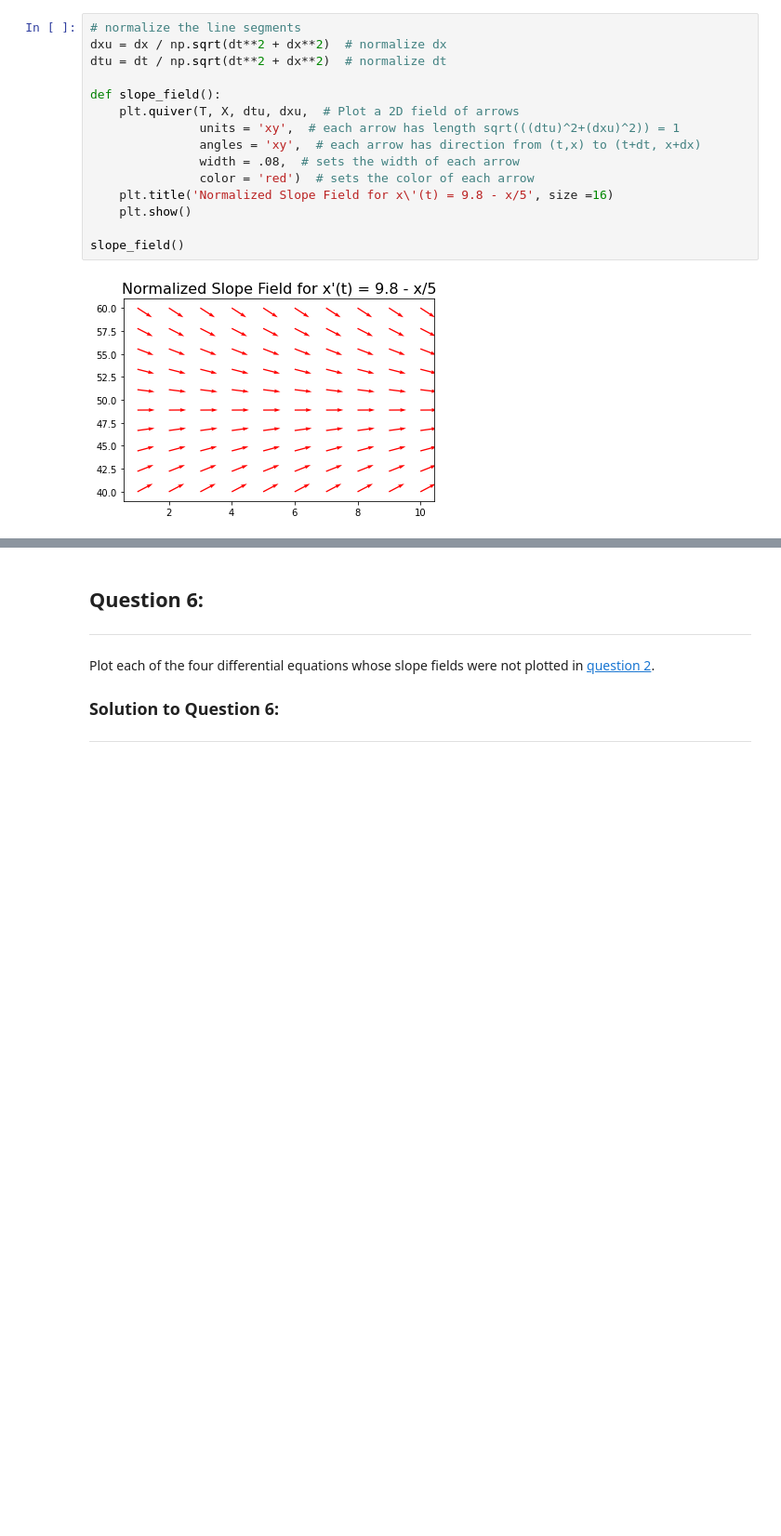
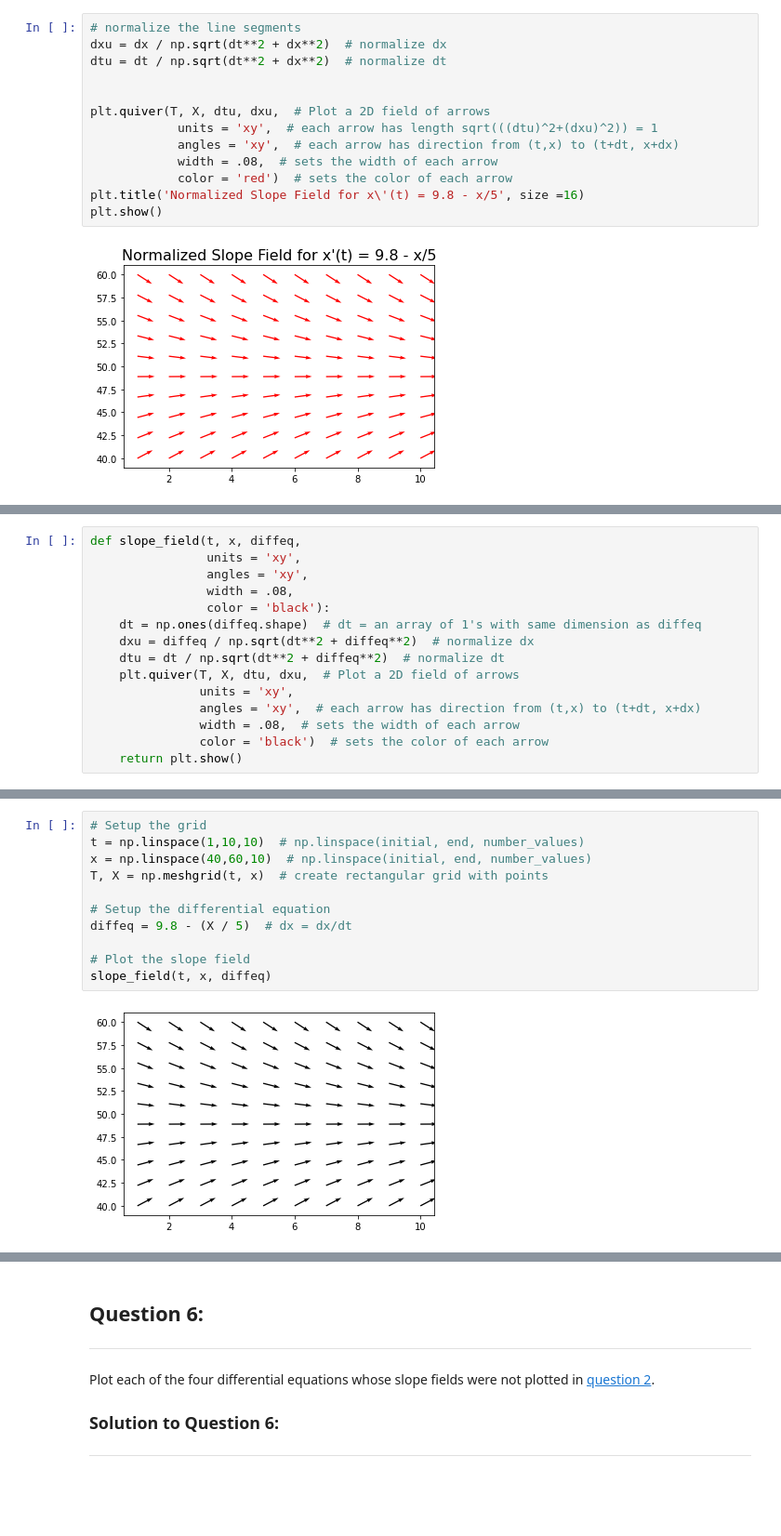
Before and after one commit to CU-Denver-MathStats-OER/ODEs, a Jupyter notebook: Chp1/02 Slope Fields.ipynb, the cells around one changed output, grey strips where cells are left out. Shown: that part at 93% size. Cells and saved outputs as stored; diff of their text form; blank space fills up the shorter version.

```diff
--- a/Chp1/02 Slope Fields.ipynb
+++ b/Chp1/02 Slope Fields.ipynb
@@ -194,15 +186,13 @@ $$\left< \frac{dt}{\sqrt{ (dt)^2 + (dx)^2}}, \frac{dx}{\sqrt{ (dt)^2 + (dx)^2}}
 dxu = dx / np.sqrt(dt**2 + dx**2)  # normalize dx
 dtu = dt / np.sqrt(dt**2 + dx**2)  # normalize dt
 
-def slope_field():
-    plt.quiver(T, X, dtu, dxu,  # Plot a 2D field of arrows
-               units = 'xy',  # each arrow has length sqrt(((dtu)^2+(dxu)^2)) = 1
-               angles = 'xy',  # each arrow has direction from (t,x) to (t+dt, x+dx)
-               width = .08,  # sets the width of each arrow
-               color = 'red')  # sets the color of each arrow
-    plt.title('Normalized Slope Field for x\'(t) = 9.8 - x/5', size =16)
-    plt.show()
 
-slope_field()
+plt.quiver(T, X, dtu, dxu,  # Plot a 2D field of arrows
+            units = 'xy',  # each arrow has length sqrt(((dtu)^2+(dxu)^2)) = 1
+            angles = 'xy',  # each arrow has direction from (t,x) to (t+dt, x+dx)
+            width = .08,  # sets the width of each arrow
+            color = 'red')  # sets the color of each arrow
+plt.title('Normalized Slope Field for x\'(t) = 9.8 - x/5', size =16)
+plt.show()
 # %% [output]
 [figure]
@@ -208,0 +209,15 @@ slope_field()
+# %%
+def slope_field(t, x, diffeq,
+                units = 'xy',
+                angles = 'xy',
+                width = .08,
+                color = 'black'):
+    dt = np.ones(diffeq.shape)  # dt = an array of 1's with same dimension as diffeq
+    dxu = diffeq / np.sqrt(dt**2 + diffeq**2)  # normalize dx
+    dtu = dt / np.sqrt(dt**2 + diffeq**2)  # normalize dt
+    plt.quiver(T, X, dtu, dxu,  # Plot a 2D field of arrows
+               units = 'xy',
+               angles = 'xy',  # each arrow has direction from (t,x) to (t+dt, x+dx)
+               width = .08,  # sets the width of each arrow
+               color = 'black')  # sets the color of each arrow
+    return plt.show()
@@ -208,0 +230,13 @@ slope_field()
+# %%
+# Setup the grid
+t = np.linspace(1,10,10)  # np.linspace(initial, end, number_values)
+x = np.linspace(40,60,10)  # np.linspace(initial, end, number_values)
+T, X = np.meshgrid(t, x)  # create rectangular grid with points
+
+# Setup the differential equation
+diffeq = 9.8 - (X / 5)  # dx = dx/dt
+
+# Plot the slope field
+slope_field(t, x, diffeq)
+# %% [output]
+[figure, added]
```
Also changed, not shown: parts of 12 cells of this notebook, 3 other files.
